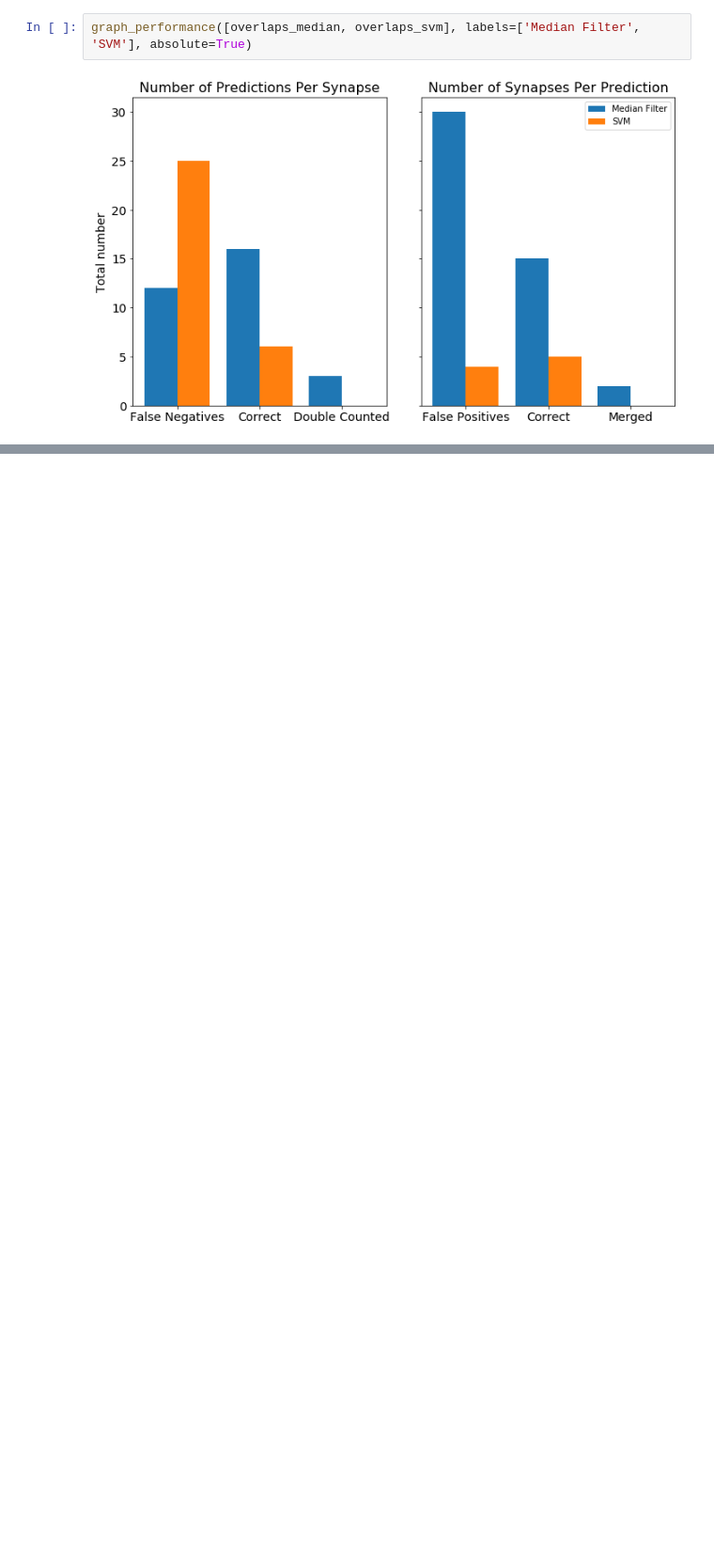
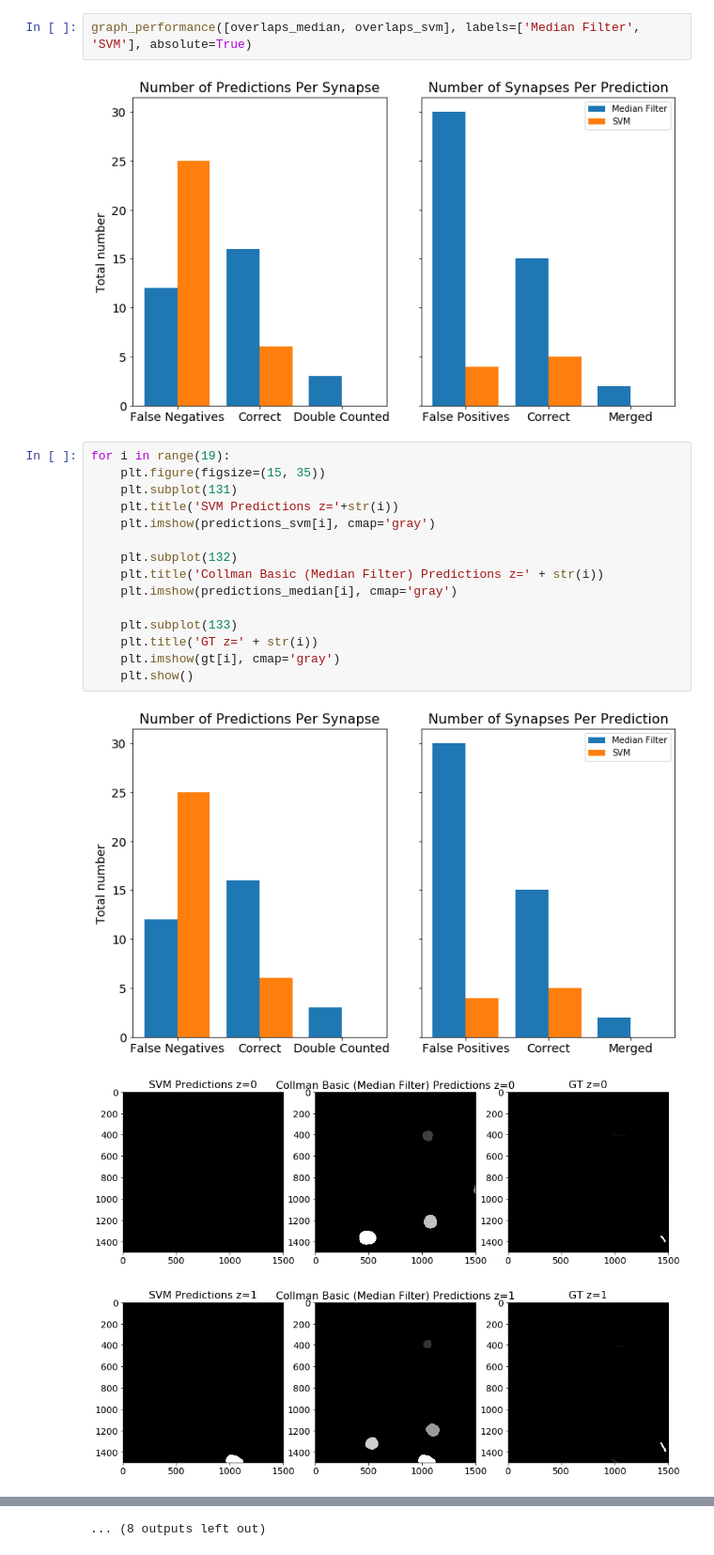
Before and after one commit to zainebrahim/nomads, a Jupyter notebook: source/j1c/quality/collman_svm_vs_basic.ipynb, the cells around one changed output, grey strips where cells are left out. Shown: that part at 94% size. Drawn from its saved outputs; the diff is of its cells as text; blank space fills up the shorter version.

Commit message:
graph predictions and gt

```diff
--- a/source/j1c/quality/collman_svm_vs_basic.ipynb
+++ b/source/j1c/quality/collman_svm_vs_basic.ipynb
@@ -64,3 +64,22 @@ graph_performance([overlaps_median, overlaps_svm], labels=['Median Filter', 'SVM
 graph_performance([overlaps_median, overlaps_svm], labels=['Median Filter', 'SVM'], absolute=True)
 # %% [output]
 [figure]
+# %%
+for i in range(19):
+    plt.figure(figsize=(15, 35))
+    plt.subplot(131)
+    plt.title('SVM Predictions z='+str(i))
+    plt.imshow(predictions_svm[i], cmap='gray')
+
+    plt.subplot(132)
+    plt.title('Collman Basic (Median Filter) Predictions z=' + str(i))
+    plt.imshow(predictions_median[i], cmap='gray')
+
+    plt.subplot(133)
+    plt.title('GT z=' + str(i))
+    plt.imshow(gt[i], cmap='gray')
+    plt.show()
+# %% [output]
+[figure, added]
+[figure, added]
+[figure, added]
@@ -66,0 +95 @@ graph_performance([overlaps_median, overlaps_svm], labels=['Median Filter', 'SVM
+... (8 outputs left out)
```
Also changed, not shown: parts of 1 cell of this notebook.
